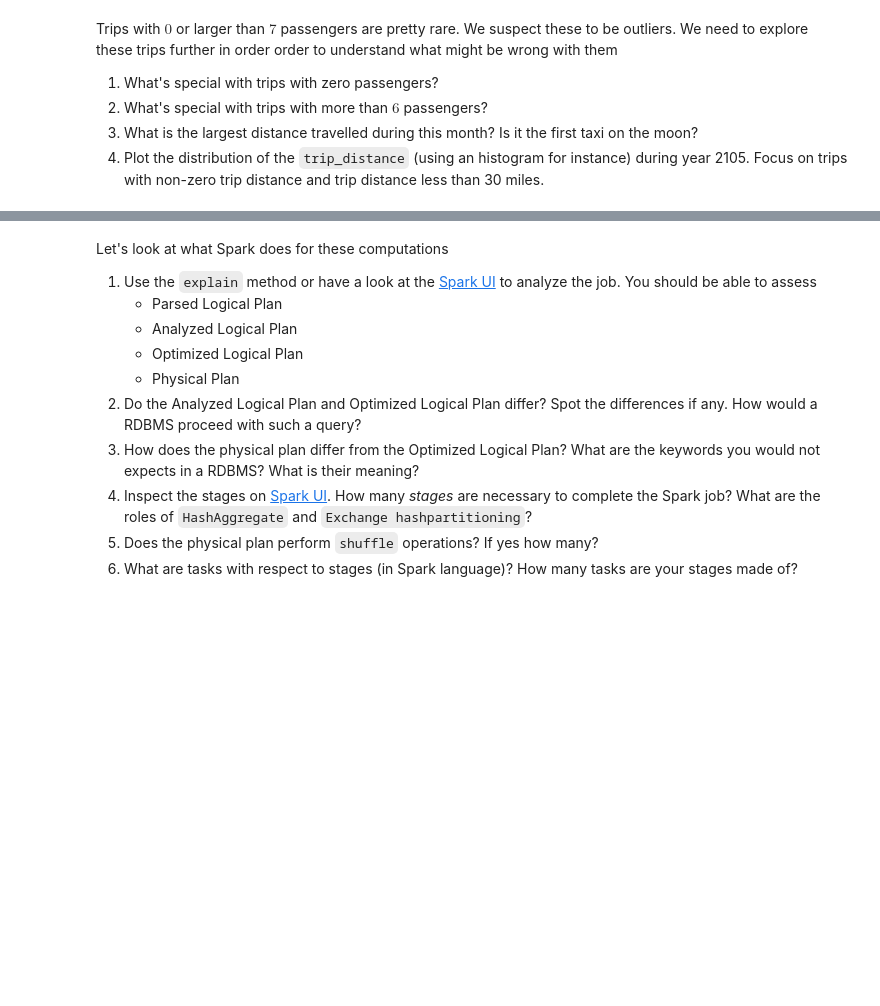
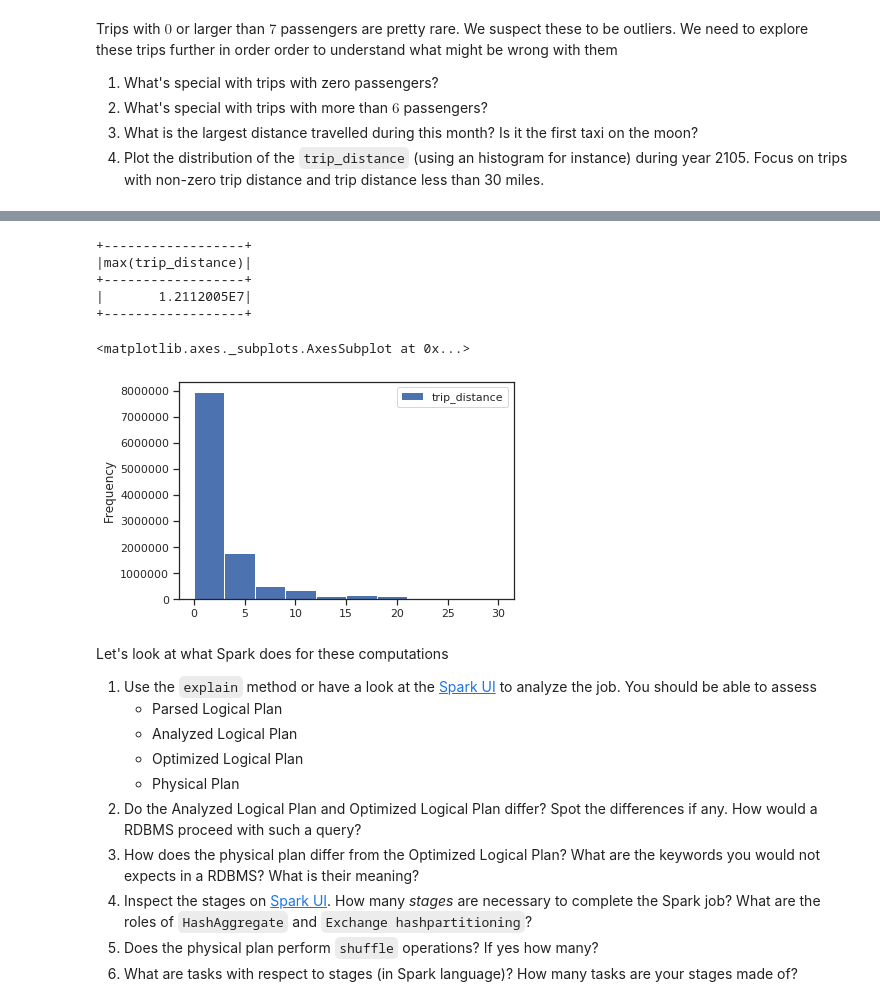
Before and after one commit to sidaliSadi/Spark, a Jupyter notebook: homework03.ipynb, the cells around one changed output, grey strips where cells are left out. Cells and saved outputs as stored; diff of their text form; code cells hidden in the pictures; blank space fills up the shorter version.

```diff
--- a/homework03.ipynb
+++ b/homework03.ipynb
@@ -253,9 +256,10 @@ df_NYT2018 = spark.read.parquet(input_file)
 # %%
+# lire le fichier parquet dans le dataframe df_2015
 path = Path('NY_Taxis_trips_2015')
 input_path = './'
 
 input_file = os.path.join(input_path, 'NY_Taxis_trips_2015')
-df_NYT2015 = spark.read.parquet(input_file)
+df_2015 = spark.read.parquet(input_file)
 # %% [markdown]
 # Investigate (at least) one month of data in 2015
 
@@ -368,3 +345,22 @@ only showing top 20 rows
+# %%
+spark.sql(query).show()
+#il doit y avoir une erreur pour une aussi grande distance
+# %% [output]
++------------------+
+|max(trip_distance)|
++------------------+
+|       1.2112005E7|
++------------------+
+# %%
+# trips with non-zero trip distance and trip distance less than 30 miles
+df_dist = df_2015.select("*").where((df_2015.trip_distance>0) & (df_2015.trip_distance<30))
+# %%
+#Plot the distribution of the trip_distance (using an histogram for instance)
+x = df_dist.select('trip_distance').toPandas()
+x.plot(kind='hist')
+# %% [output]
+<matplotlib.axes._subplots.AxesSubplot at 0x...>
+[figure, added]
 # %% [markdown]
 Let's look at what Spark does for these computations
 
```
Also changed, not shown: parts of 28 cells of this notebook.
